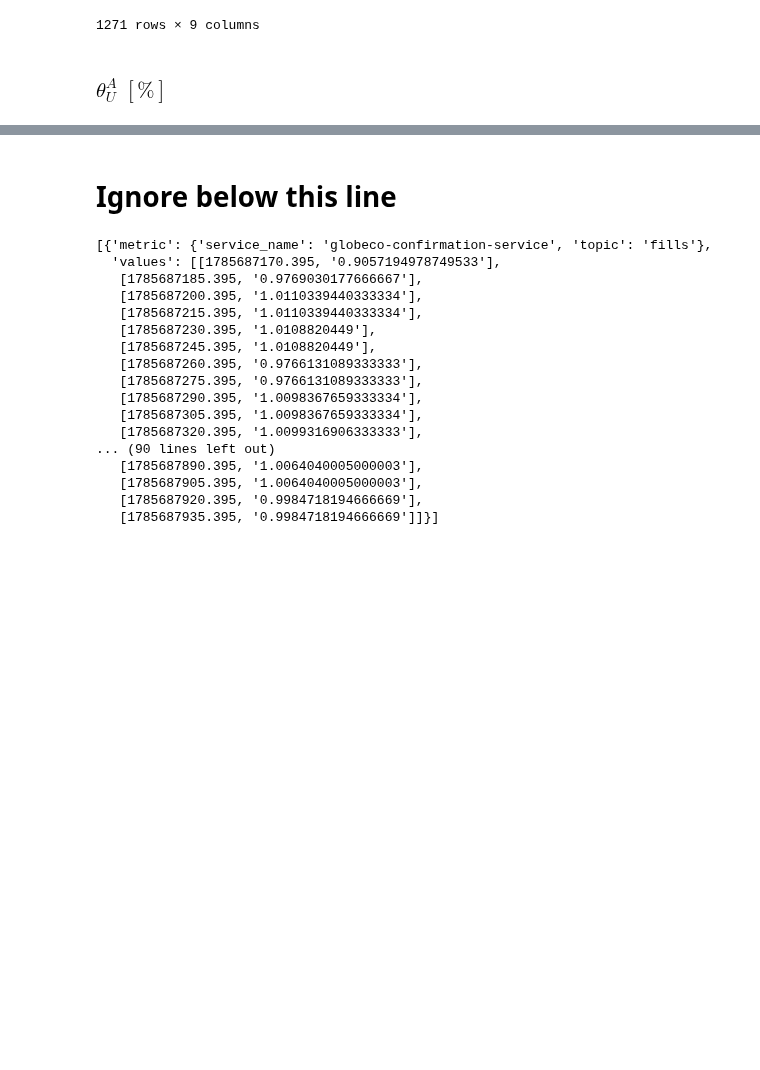
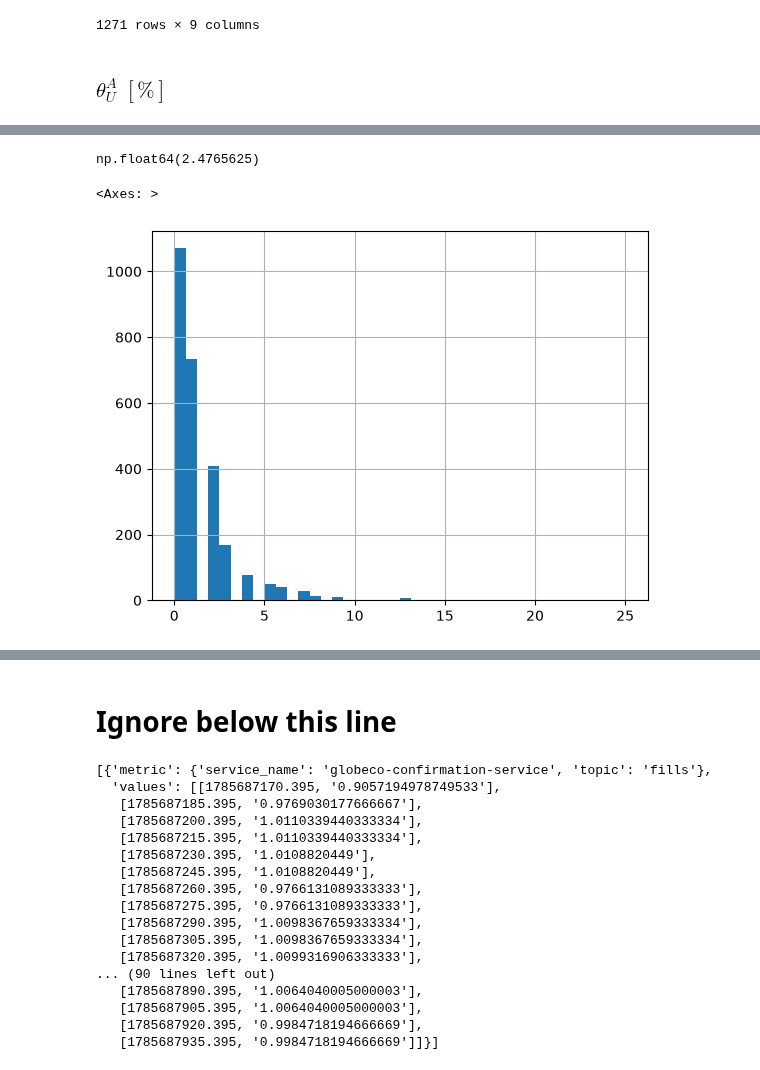
Before and after one commit to kasbench/kasbench-analysis, a Jupyter notebook: src/download_and_preprocess.ipynb, the cells around one changed output, grey strips where cells are left out. Drawn from its saved outputs; the diff is of its cells as text; code cells hidden in the pictures; blank space fills up the shorter version.

```diff
--- a/src/download_and_preprocess.ipynb
+++ b/src/download_and_preprocess.ipynb
@@ -899,0 +975,9 @@ lag_df
+# %%
+lag_df[(lag_df.underprovisioned >= 0) & (lag_df.autoscaler == "keda")].lag.mean()
+# %% [output]
+np.float64(2.4765625)
+# %%
+lag_df.lag.hist(bins=40)
+# %% [output]
+<Axes: >
+[figure, added]
```
Also changed, not shown: parts of 13 cells of this notebook, 2 other files.
